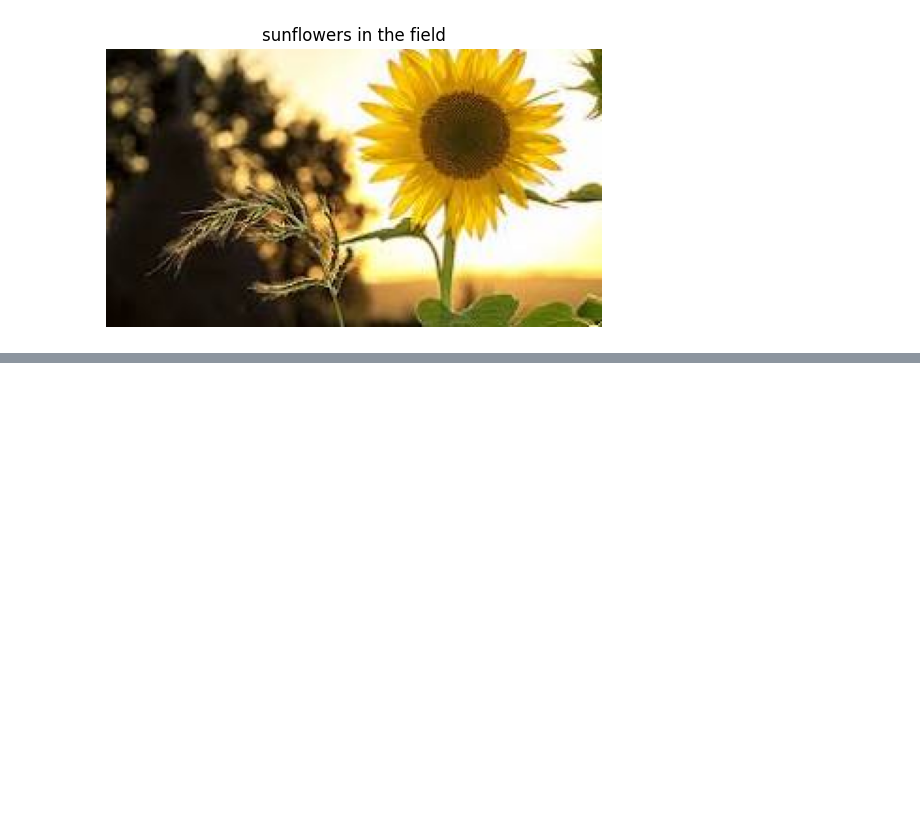
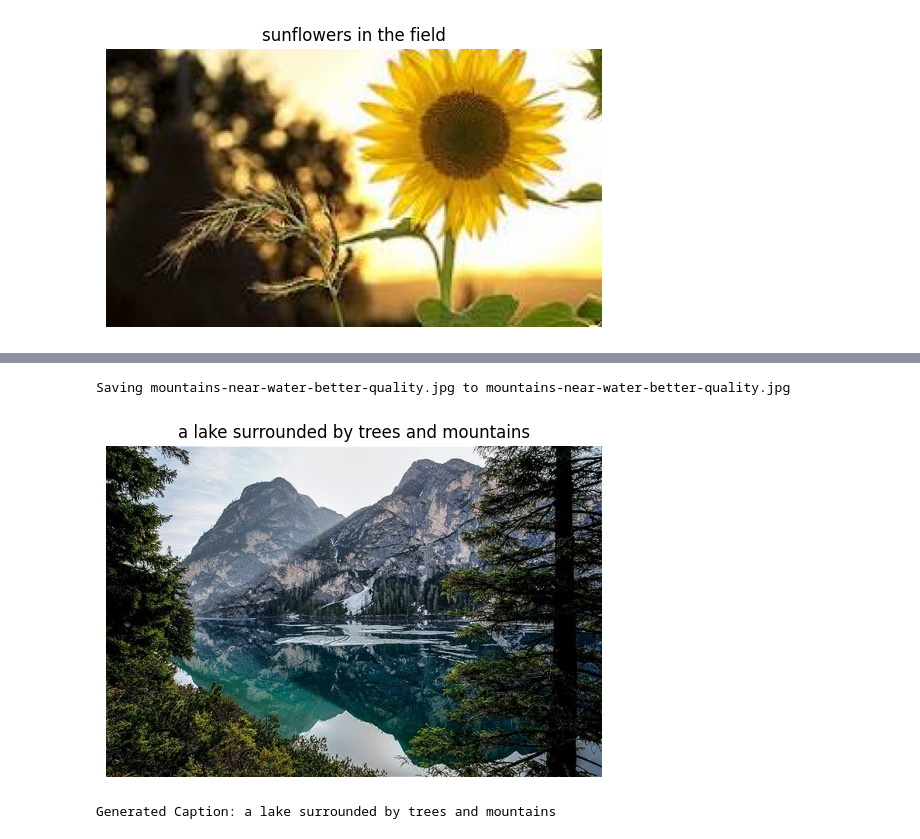
Before and after one commit to Mnv31/Image-Caption-Generator, a Jupyter notebook: Caption_Generator.ipynb, the cells around one changed output, grey strips where cells are left out. Saved outputs shown, nothing was run; the diff lists cells and outputs as text; code cells hidden in the pictures; blank space fills up the shorter version.

```diff
--- a/Caption_Generator.ipynb
+++ b/Caption_Generator.ipynb
@@ -164,3 +164,29 @@ plt.title(caption)
 plt.show()
 # %% [output]
 [figure]
+# %%
+# Upload new images
+uploaded = files.upload()
+
+# Get the new image path
+image_path = list(uploaded.keys())[0]
+
+# Open the new image
+image = Image.open(image_path)
+
+# Preprocess the new image (resize and normalization)
+inputs = processor(images=image, return_tensors="pt")
+
+# Generate a new caption
+out = model.generate(**inputs)
+caption = processor.decode(out[0], skip_special_tokens=True)
+
+# Display the new image and its generated caption
+plt.imshow(image)
+plt.axis('off')  # Hide axes
+plt.title(caption)
+plt.show()
+
+# Print the new caption
+print("Generated Caption:", caption)
+# %% [output]
@@ -166,0 +194,3 @@ plt.show()
+Saving mountains-near-water-better-quality.jpg to mountains-near-water-better-quality.jpg
+[figure, added]
+Generated Caption: a lake surrounded by trees and mountains
```
Also changed, not shown: parts of 2 cells of this notebook.
